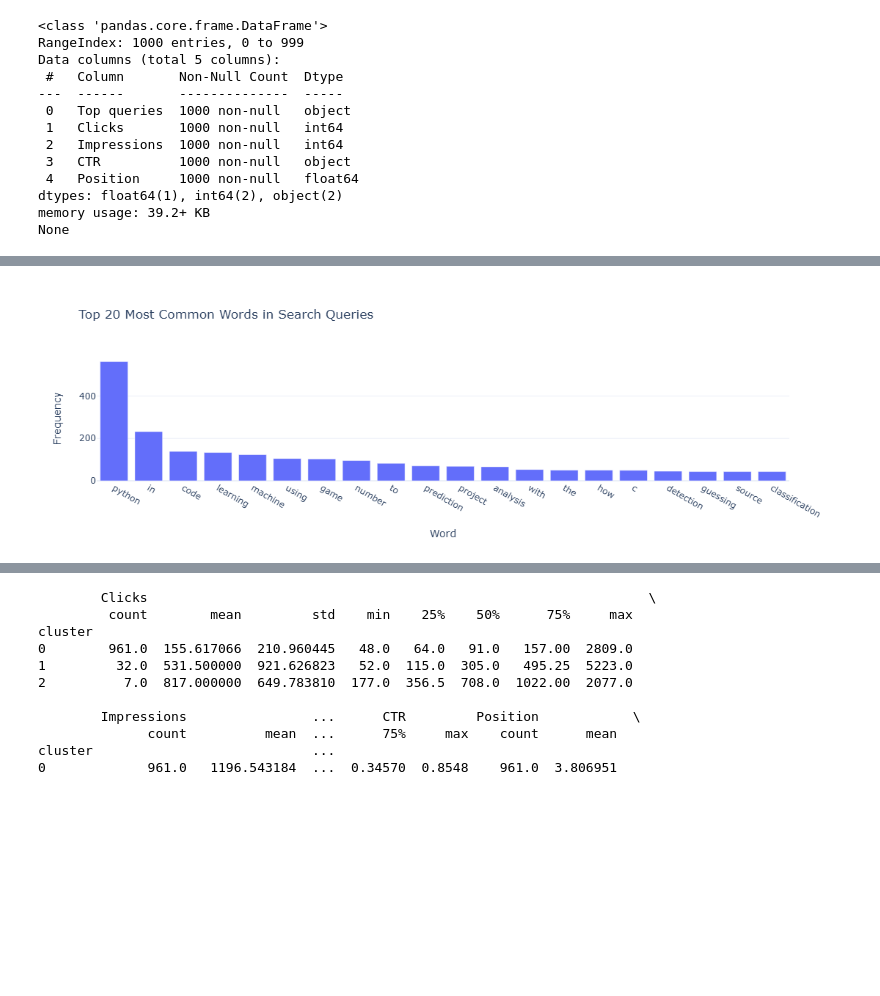
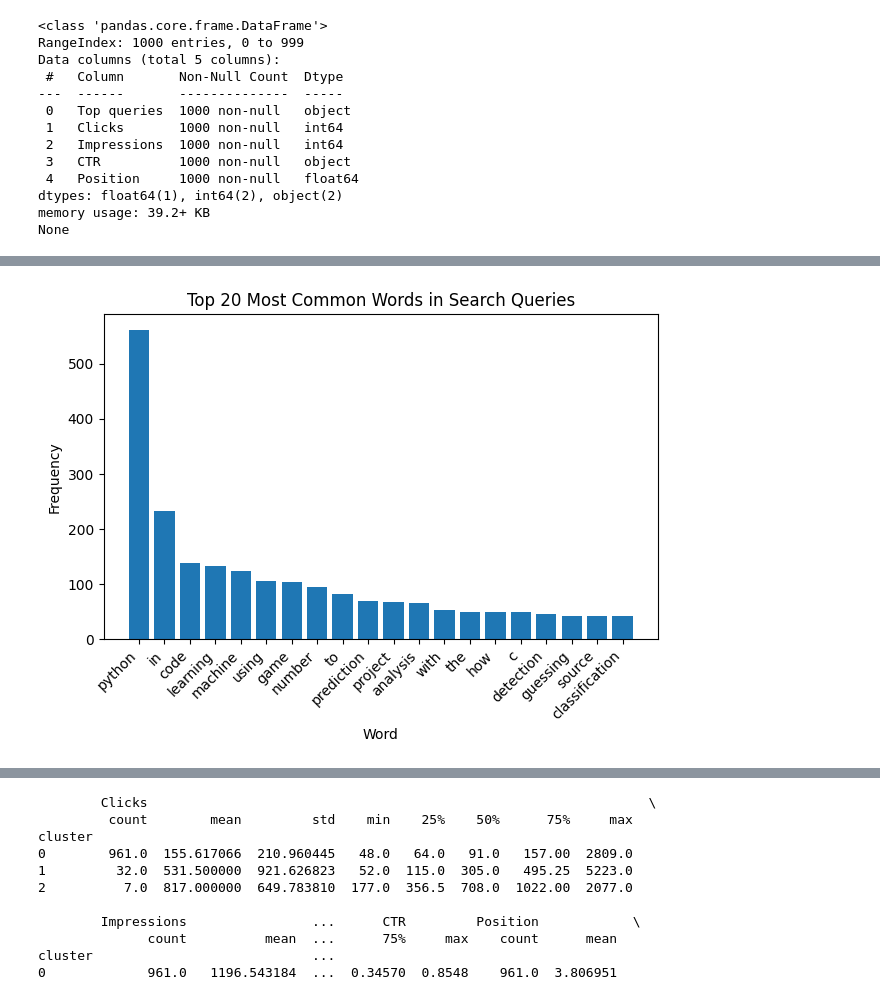
Before and after one commit to Srushti-17/search_query_anomaly, a Jupyter notebook: search_query_anomaly.ipynb, the cells around one changed output, grey strips where cells are left out. Drawn from its saved outputs; the diff is of its cells as text; code cells hidden in the pictures; blank space fills up the shorter version.

```diff
--- a/search_query_anomaly.ipynb
+++ b/search_query_anomaly.ipynb
@@ -4,9 +4,10 @@ from collections import Counter
 import re
 import plotly.express as px
 import plotly.io as pio
+from matplotlib import pyplot as plt
 pio.templates.default = "plotly_white"
 
-queries_df = pd.read_csv("D:/machine_learning/search-query/search_query_anomaly.csv")
+queries_df = pd.read_csv("/content/search_query_anomaly.csv")
 print(queries_df.head())
 # %% [output]
                                  Top queries  Clicks  Impressions     CTR  \
@@ -42,6 +43,7 @@ None
 # Cleaning CTR column
 queries_df['CTR'] = queries_df['CTR'].str.rstrip('%').astype('float') / 100
 # %%
+
 # Function to clean and split the queries into words
 def clean_and_split(query):
     words = re.findall(r'\b[a-zA-Z]+\b', query.lower())
@@ -55,6 +57,12 @@ for query in queries_df['Top queries']:
 word_freq_df = pd.DataFrame(word_counts.most_common(20), columns=['Word', 'Frequency'])
 
 # Plotting the word frequencies
-fig = px.bar(word_freq_df, x='Word', y='Frequency', title='Top 20 Most Common Words in Search Queries')
-fig.show()
+# Correcting the usage of plt.bar
+plt.bar(word_freq_df['Word'], word_freq_df['Frequency'])
+plt.title('Top 20 Most Common Words in Search Queries')
+plt.xlabel('Word') # Adding axis labels for clarity
+plt.ylabel('Frequency')
+plt.xticks(rotation=45, ha='right') # Rotate x-axis labels if they overlap
+plt.tight_layout() # Adjust layout to prevent labels from overlapping
+plt.show()
 # %% [output]
@@ -62,4 +69,4 @@ fig.show()
-[figure, old version]
+[figure, new version]
 # %%
 # Top queries by Clicks and Impressions
 top_queries_clicks_vis = queries_df.nlargest(10, 'Clicks')[['Top queries', 'Clicks']]
```
Also changed, not shown: parts of 9 cells of this notebook.
